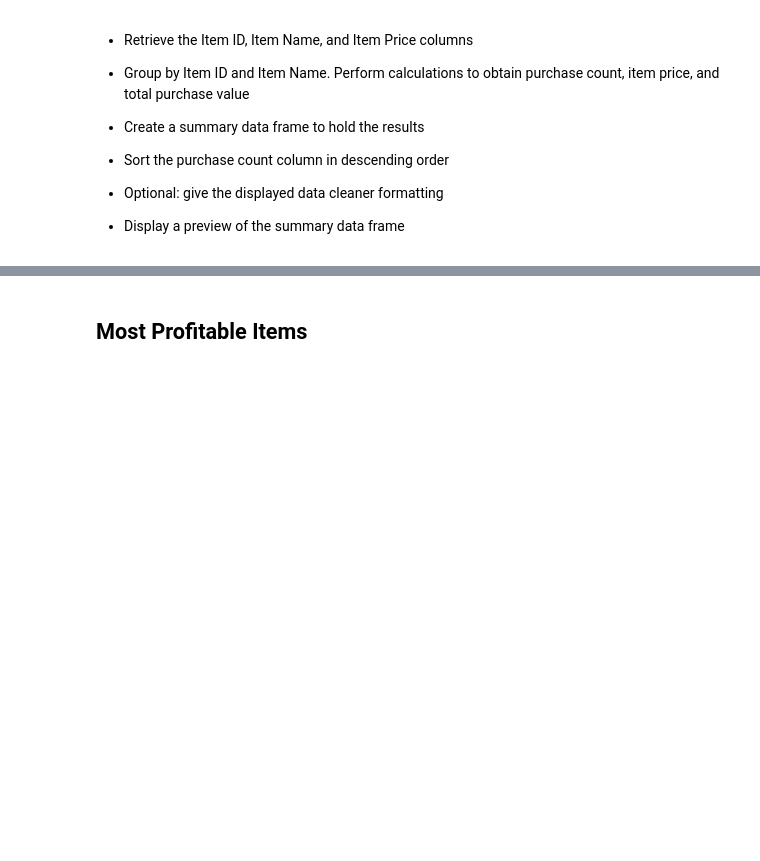
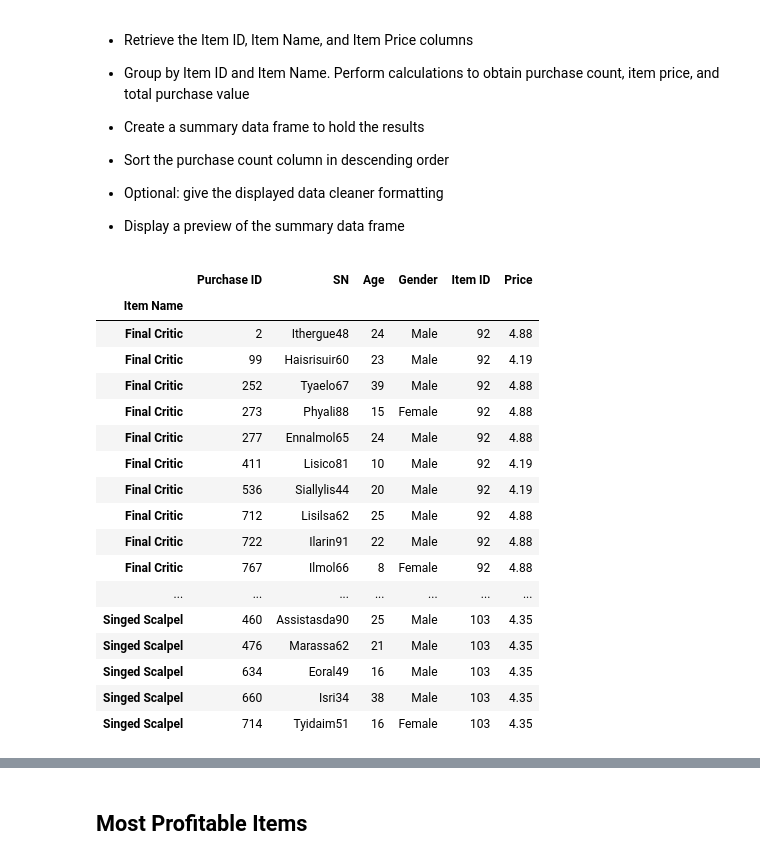
Before and after one commit to tkolencherry/SMU_Homework, a Jupyter notebook: HeroesofPymoli_start.ipynb, the cells around one changed output, grey strips where cells are left out. Saved outputs shown, nothing was run; the diff lists cells and outputs as text; code cells hidden in the pictures; blank space fills up the shorter version.

```diff
--- a/HeroesofPymoli_start.ipynb
+++ b/HeroesofPymoli_start.ipynb
@@ -290,3 +420,27 @@ Name: Age, dtype: float64
 
 
 * Display a preview of the summary data frame
+# %%
+temp2 = purchase_data[['Item ID','Item Name','Price']].groupby('Item Name').sum().sort_values('Price', ascending = False).head(5)
+mask2 = list(temp2.index)
+item_data = purchase_data.set_index('Item Name').loc[mask2]
+item_data
+# %% [output]
+|  | Purchase ID | SN | Age | Gender | Item ID | Price |
+| Item Name |  |  |  |  |  |  |
+| Final Critic | 2 | Ithergue48 | 24 | Male | 92 | 4.88 |
+| Final Critic | 99 | Haisrisuir60 | 23 | Male | 92 | 4.19 |
+| Final Critic | 252 | Tyaelo67 | 39 | Male | 92 | 4.88 |
+| Final Critic | 273 | Phyali88 | 15 | Female | 92 | 4.88 |
+| Final Critic | 277 | Ennalmol65 | 24 | Male | 92 | 4.88 |
+| Final Critic | 411 | Lisico81 | 10 | Male | 92 | 4.19 |
+| Final Critic | 536 | Siallylis44 | 20 | Male | 92 | 4.19 |
+| Final Critic | 712 | Lisilsa62 | 25 | Male | 92 | 4.88 |
+| Final Critic | 722 | Ilarin91 | 22 | Male | 92 | 4.88 |
+| Final Critic | 767 | Ilmol66 | 8 | Female | 92 | 4.88 |
+| ... | ... | ... | ... | ... | ... | ... |
+| Singed Scalpel | 460 | Assistasda90 | 25 | Male | 103 | 4.35 |
+| Singed Scalpel | 476 | Marassa62 | 21 | Male | 103 | 4.35 |
+| Singed Scalpel | 634 | Eoral49 | 16 | Male | 103 | 4.35 |
+| Singed Scalpel | 660 | Isri34 | 38 | Male | 103 | 4.35 |
+| Singed Scalpel | 714 | Tyidaim51 | 16 | Female | 103 | 4.35 |
```
Also changed, not shown: parts of 25 cells of this notebook.
